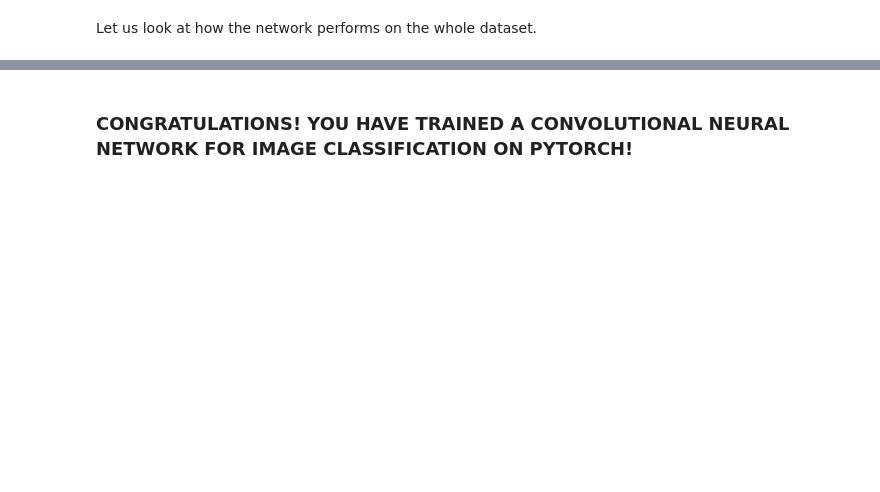
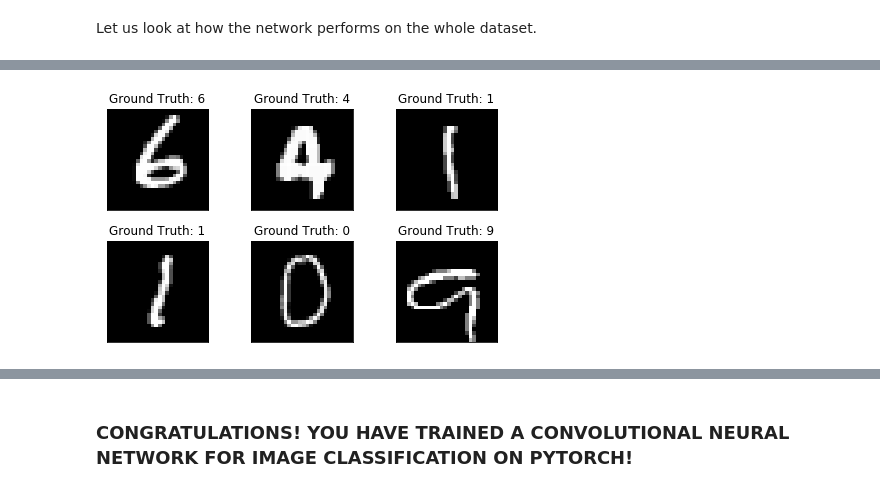
Before and after one commit to yugt/deep-learning-course, a Jupyter notebook: CodeExamples/03_cnn.ipynb, the cells around one changed output, grey strips where cells are left out. Drawn from its saved outputs; the diff is of its cells as text; code cells hidden in the pictures; blank space fills up the shorter version.

```diff
--- a/CodeExamples/03_cnn.ipynb
+++ b/CodeExamples/03_cnn.ipynb
@@ -576,0 +631,37 @@ Accuracy of truck : 44 %
+# %%
+
+transform = torchvision.transforms.Compose([
+                               torchvision.transforms.ToTensor(),
+                               torchvision.transforms.Normalize(
+                                   (0.5, 0.5), (0.5, 0.5))
+                             ])
+
+trainset = torchvision.datasets.MNIST(root='./data', train=True,
+                                        download=True, transform=transform)
+trainloader = torch.utils.data.DataLoader(trainset, batch_size=64, shuffle=True)
+
+testset = torchvision.datasets.MNIST(root='./data', train=False,
+                                        download=True, transform=transform)
+testloader = torch.utils.data.DataLoader(trainset, batch_size=64, shuffle=True)
+
+classes = ('0', '1', '2', '3',
+           '4', '5', '6', '7', '8', '9')
+# %%
+import matplotlib.pyplot as plt
+import numpy as np
+
+# get some random training images
+dataiter = iter(testloader)
+images, labels = dataiter.next()
+
+fig = plt.figure()
+for i in range(6):
+    plt.subplot(2,3,i+1)
+    plt.tight_layout()
+    plt.imshow(images[i][0], cmap='gray', interpolation='none')
+    plt.title("Ground Truth: {}".format(labels[i]))
+    plt.xticks([])
+    plt.yticks([])
+fig
+# %% [output]
+[figure, added]
```
Also changed, not shown: parts of 23 cells of this notebook.
